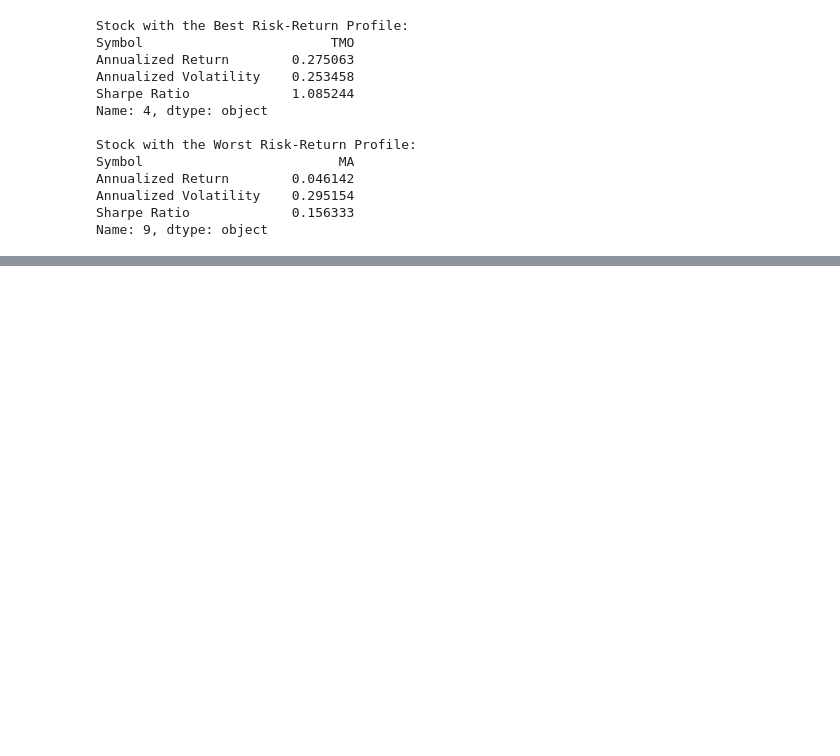
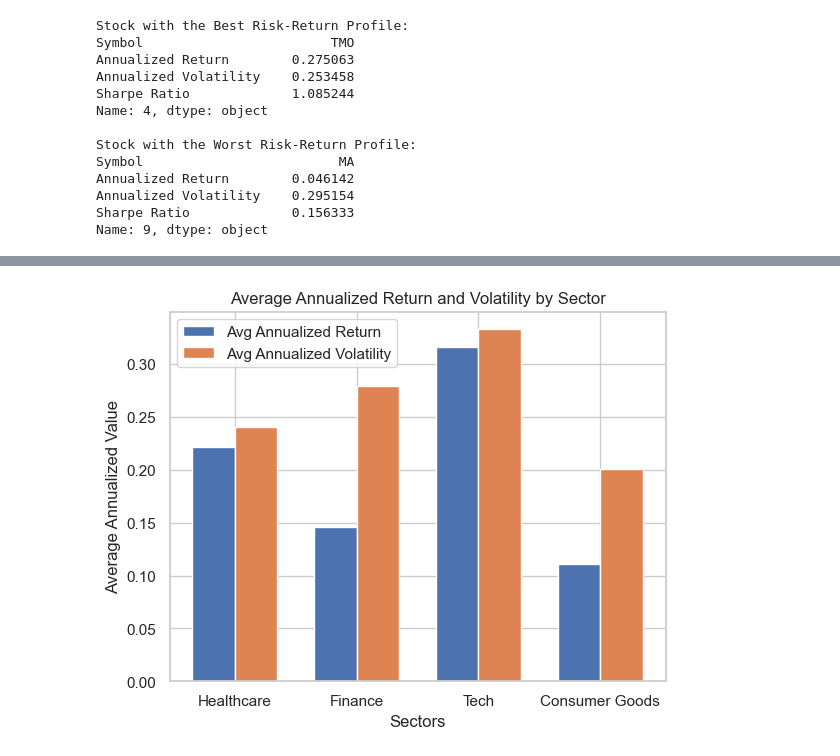
Before and after one commit to Akib-Raihan-4/Trading_With_Python, a Jupyter notebook: assignments/Assignment_1.ipynb, the cells around one changed output, grey strips where cells are left out. Cells and saved outputs as stored; diff of their text form; code cells hidden in the pictures; blank space fills up the shorter version.

```diff
--- a/assignments/Assignment_1.ipynb
+++ b/assignments/Assignment_1.ipynb
@@ -195,0 +206,8 @@ Name: 9, dtype: object
+# %%
+sector_data = pd.DataFrame({
+    'Sector': ['Healthcare', 'Finance', 'Tech', 'Consumer Goods'],
+    'Average Annualized Return': [healthcare_annualized_returns.mean(), finance_annualized_returns.mean(),
+                                   technology_annualized_returns.mean(), consumer_annualized_returns.mean()],
+    'Average Annualized Volatility': [healthcare_annualized_volatility.mean(), finance_annualized_volatility.mean(),
+                                       technology_annualized_volatility.mean(), consumer_annualized_volatility.mean()]
+})
@@ -195,0 +220,19 @@ Name: 9, dtype: object
+# %%
+import matplotlib.pyplot as plt
+import numpy as np
+
+bar_width = 0.35
+index = np.arange(len(sector_data['Sector']))
+
+plt.bar(index, sector_data['Average Annualized Return'], bar_width, label='Avg Annualized Return')
+plt.bar(index + bar_width, sector_data['Average Annualized Volatility'], bar_width, label='Avg Annualized Volatility')
+
+plt.xlabel('Sectors')
+plt.ylabel('Average Annualized Value')
+plt.title('Average Annualized Return and Volatility by Sector')
+plt.xticks(index + bar_width / 2, sector_data['Sector'])
+plt.legend()
+
+plt.show()
+# %% [output]
+[figure, added]
```
Also changed, not shown: parts of 8 cells of this notebook.
